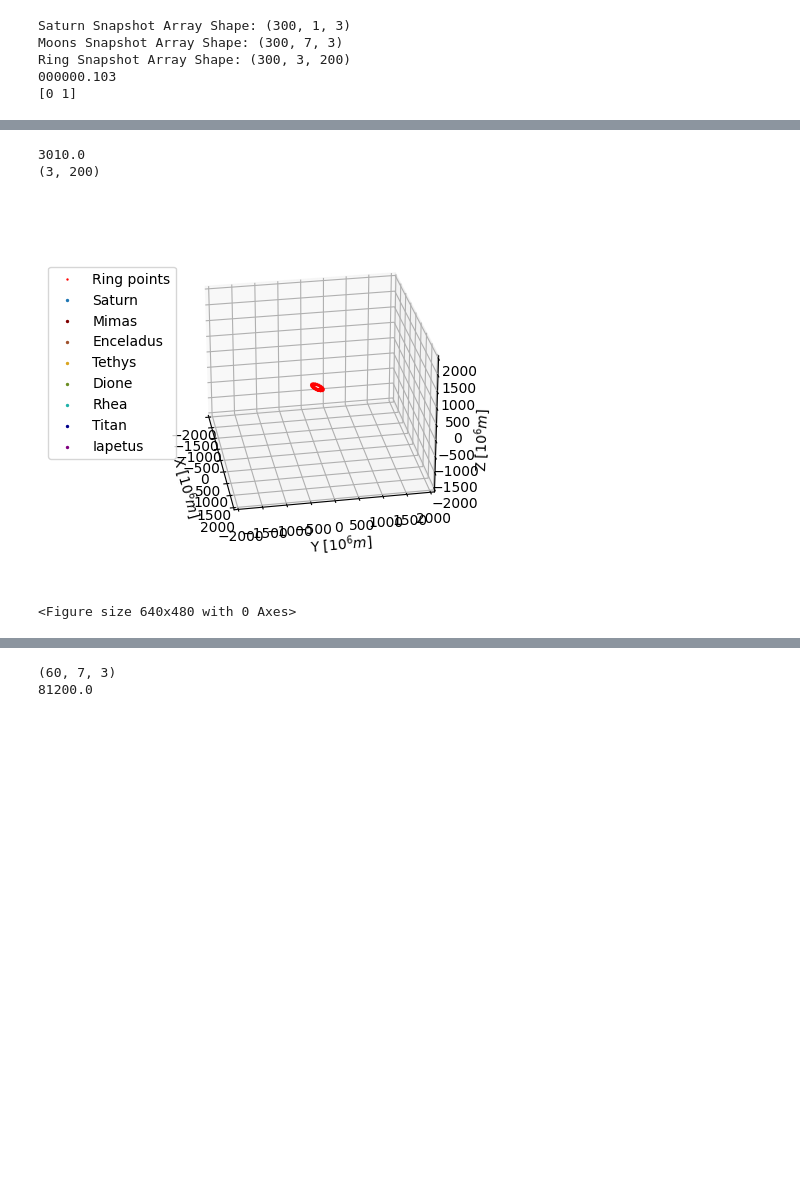
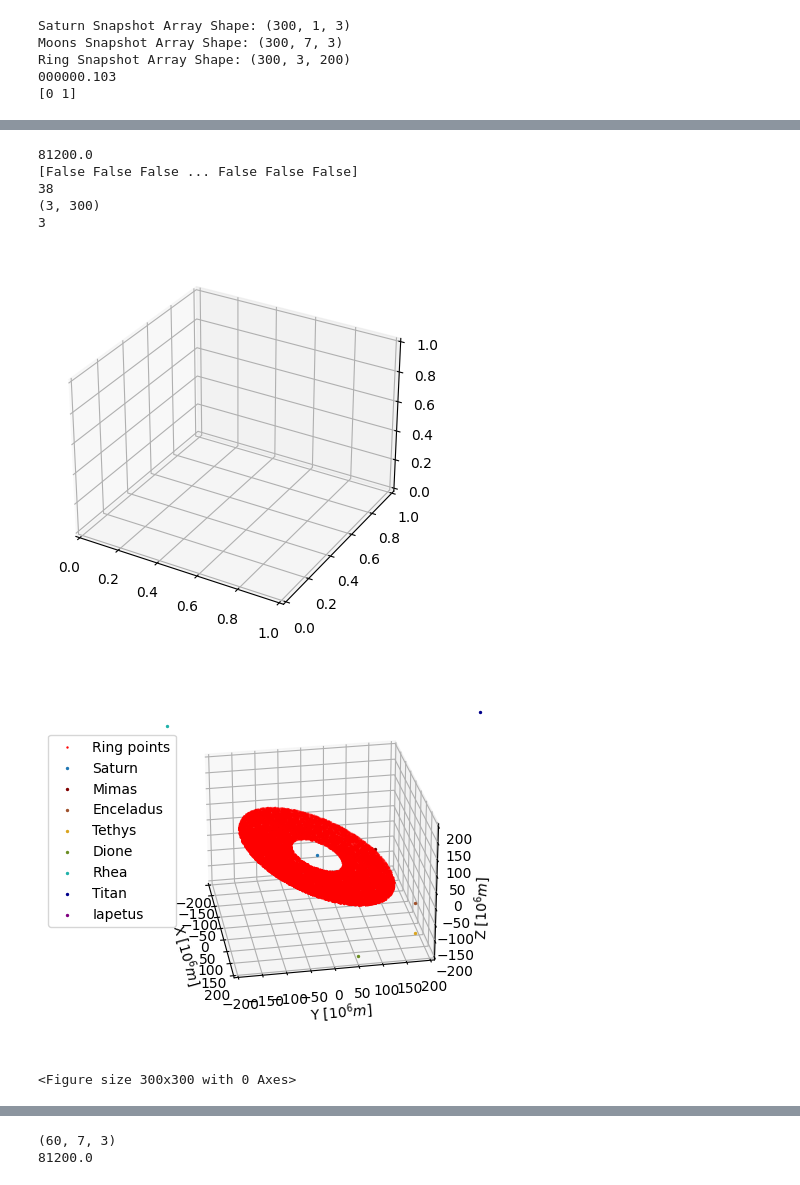
Before and after one commit to HalconDorado/CPr-3BodyProblem, a Jupyter notebook: Extension.ipynb, the cells around one changed output, grey strips where cells are left out. Drawn from its saved outputs; the diff is of its cells as text; code cells hidden in the pictures; blank space fills up the shorter version.

```diff
--- a/Extension.ipynb
+++ b/Extension.ipynb
@@ -913,49 +1213,92 @@ plt.close()
 from matplotlib.animation import FuncAnimation
 from IPython import display
 
-
+halfBoxLength = 200
 
 #print(XsnRingRArray[1])
 print(XtList[-1])
-
 def plot1(index):
-    halfBoxLength = 2000
     plotLims = [-halfBoxLength,halfBoxLength,-halfBoxLength,halfBoxLength,-halfBoxLength,halfBoxLength]
-
-    XRArray = XRingRArray
+    XRArray = np.transpose(XsnRingRArray[index])
     XSaturnPos = XsnSaturnArray[index][0]
     XMoonsPos = XsnMoonsArray[index]
     ax = plt.figure().add_subplot(projection='3d')
     ax.scatter(XRArray[0], XRArray[1], XRArray[2], s=0.5, label='Ring points',color='red')
     ax.scatter(*XSaturnPos, s = 2, label='Saturn')
-    names = MoonsDict.get('name')
-    colors = MoonsDict.get('color')
+    names = DefBodiesDict.get('name')
+    colors = DefBodiesDict.get('color')
     for i in range(len(colors)):
         ax.scatter(*XMoonsPos[i][0:3], s = 2, label=names[i], color=colors[i])
     ax.legend(loc=4, bbox_to_anchor=(0.15,0.3))
     ax.set_xlabel('X [$10^6 m$]')
     ax.set_ylabel('Y [$10^6 m$]')
     ax.set_zlabel('Z [$10^6 m$]')
     set_axes_equal(ax)
     ax.set_xlim3d([plotLims[0], plotLims[1]])
     ax.set_ylim3d([plotLims[2], plotLims[3]])
     ax.set_zlim3d([plotLims[4], plotLims[5]])
     ax.view_init(27,-10)
     ax.dist = 12
-    fig = plt.figure()
+    fig = plt.figure(figsize=(3,3))
     #plt.show()
     #plt.savefig('ring'+str(index))
     return fig
 
-print(np.shape(XRingRArray))
+def plot2(index):
+    plotLims = [-halfBoxLength,halfBoxLength,-halfBoxLength,halfBoxLength,-halfBoxLength,halfBoxLength]
+    XRArray = np.transpose(XsnRingRArray[index])
+    radii = 1
+    ax = plt.figure().add_subplot(projection='3d')
+    ax.scatter(XRArray[0], XRArray[1], XRArray[2], s=0.5, label='Ring points',color='red')
+    ax.scatter(*XSaturnPos, s = 2, label='Saturn')
+    names = DefBodiesDict.get('name')
+    colors = DefBodiesDict.get('color')
+    for i in range(len(colors)):
+        ax.scatter(*XMoonsPos[i][0:3], s = 2, label=names[i], color=colors[i])
+    ax.legend(loc=4, bbox_to_anchor=(0.15,0.3))
+    ax.set_xlabel('X [$10^6 m$]')
+    ax.set_ylabel('Y [$10^6 m$]')
+    ax.set_zlabel('Z [$10^6 m$]')
+    set_axes_equal(ax)
+    ax.set_xlim3d([plotLims[0], plotLims[1]])
+    ax.set_ylim3d([plotLims[2], plotLims[3]])
+    ax.set_zlim3d([plotLims[4], plotLims[5]])
+    ax.view_init(27,-10)
+    ax.dist = 12
+    fig = plt.figure(dpi=400)
+    #plt.show()
+    #plt.savefig('ring'+str(index))
+    return fig
+
+x0 = XsnRingRArray[-1,:,0].mask
+print(XsnRingRArray[-1,:,0].mask)
+for i in range(len(x0)):
+    if x0[i] == True:
+        print(i)
+        break
+    else:
+        pass
+
+#print(np.sum(XsnRingRArray[-1,:,:].mask))
+#print(XsnRingRArray[:,38,0])
+y0 = XsnRingRArray[:,38,:]#.compressed()
+y0 = np.transpose(y0)
+print(np.shape(y0))
+#print(y0)
+print(len(y0))
+plt.axes(projection='3d')
 
 #elev: 27, azim: -10, roll: 0
-test = plot1(1)
+test = plot1(-1)
 plt.show()
 # for i in range(60):
 #     plot1(i)
 # %% [output]
-3010.0
-(3, 200)
+81200.0
+[False False False ... False False False]
+38
+(3, 300)
+3
-[figure, old version]
+[figure, new version]
+[figure, added]
-<Figure size 640x480 with 0 Axes>
+<Figure size 300x300 with 0 Axes>
```
Also changed, not shown: parts of 9 cells of this notebook, 5 other files.
